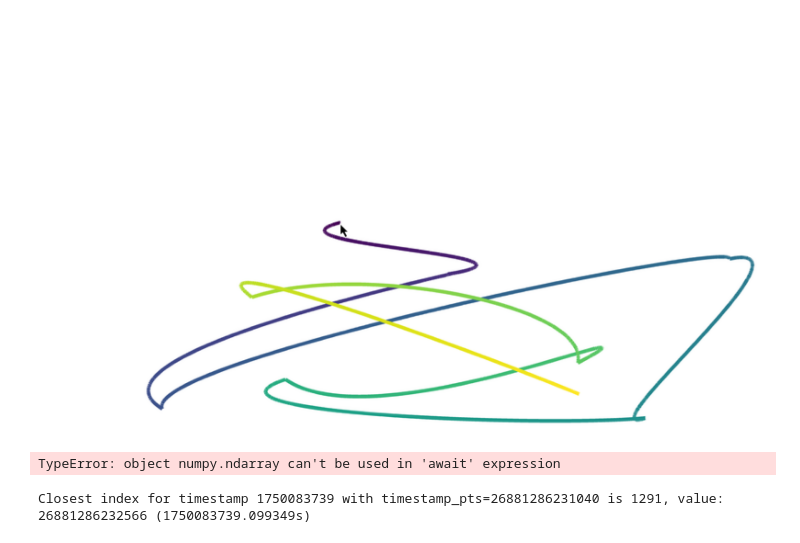
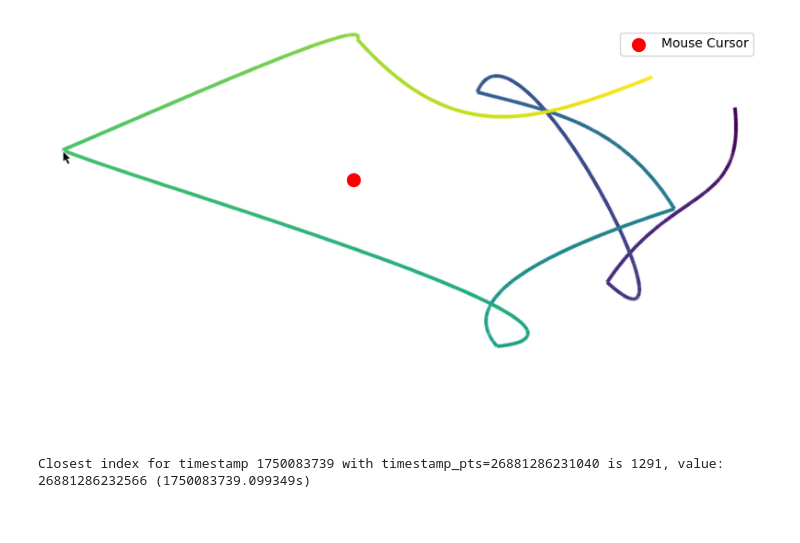
Before and after one commit to induction-labs/induction-labs, a Jupyter notebook: repos/synapse/src/synapse/video_loader/render_frame.ipynb, the cells around one changed output. Drawn from its saved outputs; the diff is of its cells as text; code cells hidden in the pictures.

```diff
--- a/repos/synapse/src/synapse/video_loader/render_frame.ipynb
+++ b/repos/synapse/src/synapse/video_loader/render_frame.ipynb
@@ -50,7 +50,7 @@ import numpy as np
 
 
 
-def render_zarr_frame(frame: np.ndarray) -> np.ndarray:
+def render_zarr_frame(frame: np.ndarray, coords: tuple[int,int] | None = None) -> np.ndarray:
     assert frame.ndim == 3, "Input should be a 4D numpy array with shape (C, H, W)"
 
     # Convert from (C, H, W) to (H, W, C) format for display
@@ -59,6 +59,11 @@ def render_zarr_frame(frame: np.ndarray) -> np.ndarray:
     # Display the frame
     plt.figure(figsize=(10, 8))
     plt.imshow(frame)
+
+    if coords is not None:
+        # Draw a red dot at the specified coordinates
+        plt.scatter(coords[0], coords[1], color='red', s=100, label='Mouse Cursor')
+        plt.legend()
     # plt.title(f"Frame {frame_number}")
     plt.axis("off")
     plt.show()
@@ -66,17 +71,16 @@ def render_zarr_frame(frame: np.ndarray) -> np.ndarray:
     return frame
 # %%
 from synapse.video_loader.read_frames import fetch_frames_from_zarr
-
-video_zarr = f"gs://induction-labs/jonathan/synth/waypoint_cursor_follow/sample_{i}.zarr"
+i=25
+video_zarr = f"gs://induction-labs/jonathan/synth/cursor_follow_v3/sample_{i}.zarr"
 video_metadata = await fetch_metadata_from_zarr(video_zarr)
-frame_number = 0
-i += 1
+frame_number =11
+# i += 1
 
 frames = await fetch_frames_from_zarr(video_zarr, (frame_number, frame_number + 1))
-_ = await render_zarr_frame(frames[0])
+_ =  render_zarr_frame(frames[0], coords=(360,181))
 # %% [output]
-[figure, old version]
+[figure, new version]
-TypeError: object numpy.ndarray can't be used in 'await' expression
 # %%
 from synapse.video_loader.read_frames import get_frame_at_timestamp
 # timestamp =240.0  # Example timestamp in seconds
```
Also changed, not shown: parts of 1 cell of this notebook, 4 other files.
